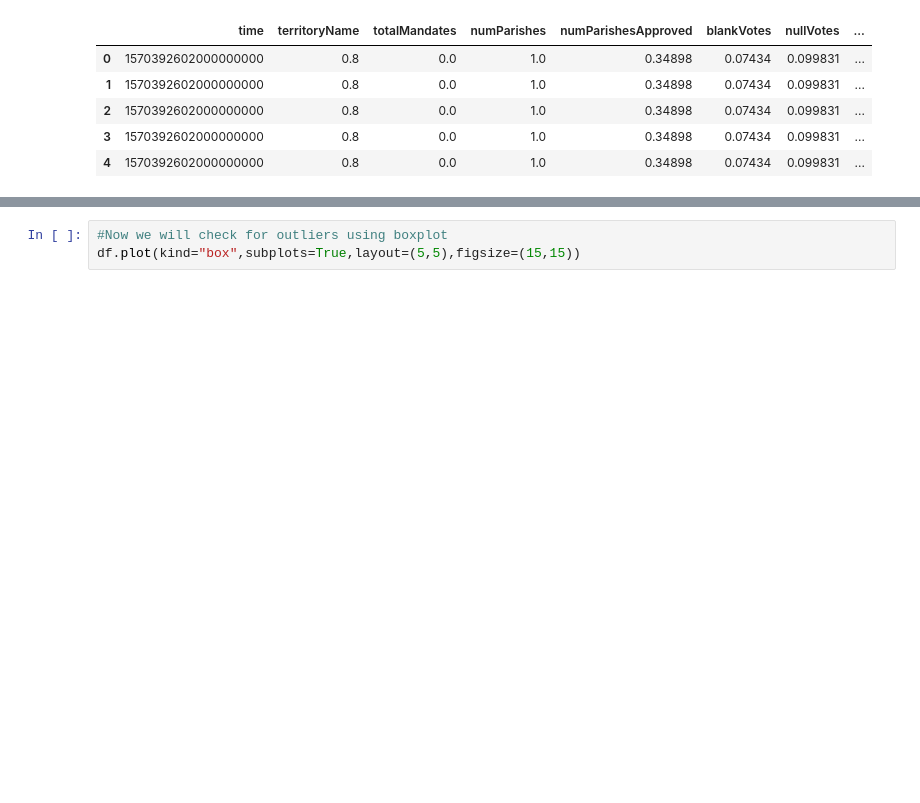
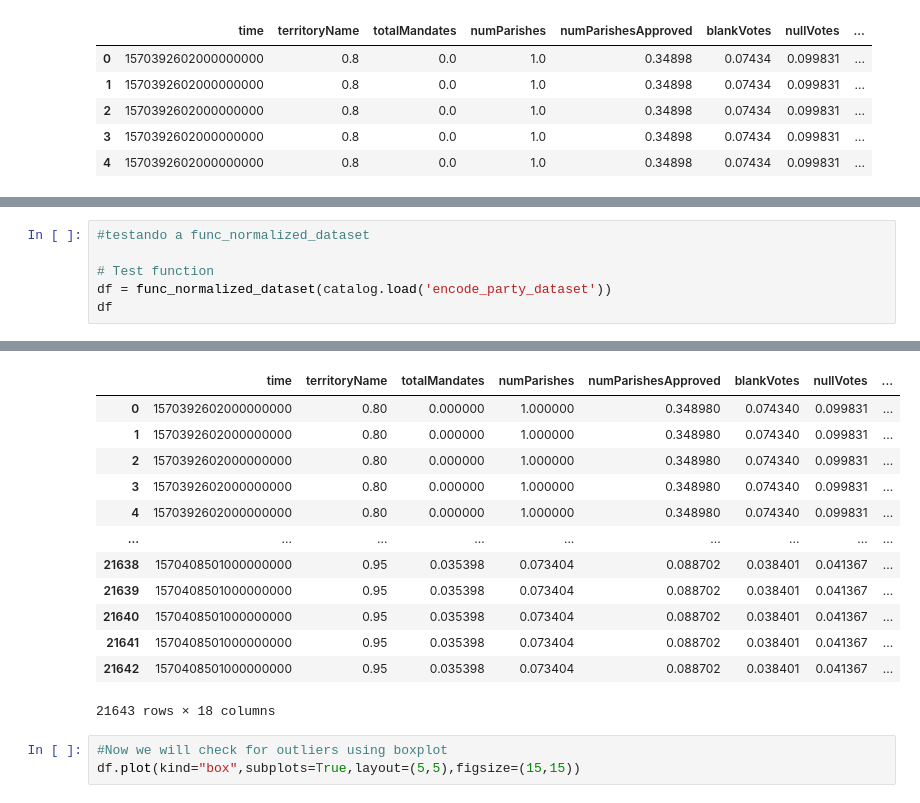
Before and after one commit to jesslira23/projeto_ds_kedro, a Jupyter notebook: project_ds_kedro/notebooks/DE2.ipynb, the cells around one changed output, grey strips where cells are left out. Saved outputs shown, nothing was run; the diff lists cells and outputs as text; blank space fills up the shorter version.

```diff
--- a/project_ds_kedro/notebooks/DE2.ipynb
+++ b/project_ds_kedro/notebooks/DE2.ipynb
@@ -78,0 +87,7 @@ df.head()
+# %%
+#testando a func_normalized_dataset
+
+# Test function
+df = func_normalized_dataset(catalog.load('encode_party_dataset'))
+df
+# %% [output]
@@ -79,3 +95,16 @@ df.head()
+|  | time | territoryName | totalMandates | numParishes | numParishesApproved | blankVotes | nullVotes | ... |
+| 0 | 1570392602000000000 | 0.80 | 0.000000 | 1.000000 | 0.348980 | 0.074340 | 0.099831 | ... |
+| 1 | 1570392602000000000 | 0.80 | 0.000000 | 1.000000 | 0.348980 | 0.074340 | 0.099831 | ... |
+| 2 | 1570392602000000000 | 0.80 | 0.000000 | 1.000000 | 0.348980 | 0.074340 | 0.099831 | ... |
+| 3 | 1570392602000000000 | 0.80 | 0.000000 | 1.000000 | 0.348980 | 0.074340 | 0.099831 | ... |
+| 4 | 1570392602000000000 | 0.80 | 0.000000 | 1.000000 | 0.348980 | 0.074340 | 0.099831 | ... |
+| ... | ... | ... | ... | ... | ... | ... | ... | ... |
+| 21638 | 1570408501000000000 | 0.95 | 0.035398 | 0.073404 | 0.088702 | 0.038401 | 0.041367 | ... |
+| 21639 | 1570408501000000000 | 0.95 | 0.035398 | 0.073404 | 0.088702 | 0.038401 | 0.041367 | ... |
+| 21640 | 1570408501000000000 | 0.95 | 0.035398 | 0.073404 | 0.088702 | 0.038401 | 0.041367 | ... |
+| 21641 | 1570408501000000000 | 0.95 | 0.035398 | 0.073404 | 0.088702 | 0.038401 | 0.041367 | ... |
+| 21642 | 1570408501000000000 | 0.95 | 0.035398 | 0.073404 | 0.088702 | 0.038401 | 0.041367 | ... |
+21643 rows × 18 columns
 # %%
 #Now we will check for outliers using boxplot
 df.plot(kind="box",subplots=True,layout=(5,5),figsize=(15,15))
```
Also changed, not shown: parts of 22 cells of this notebook, 14 other files.
